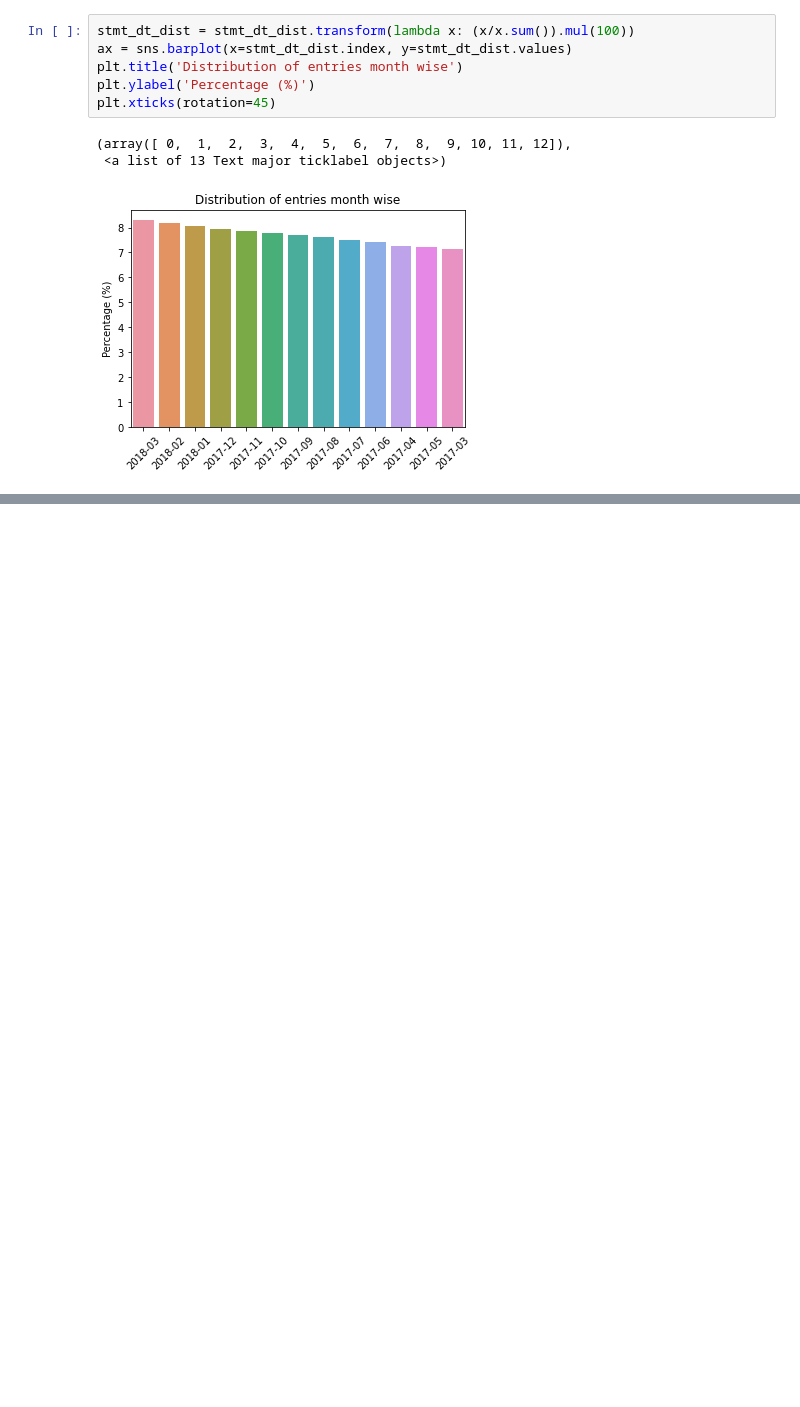
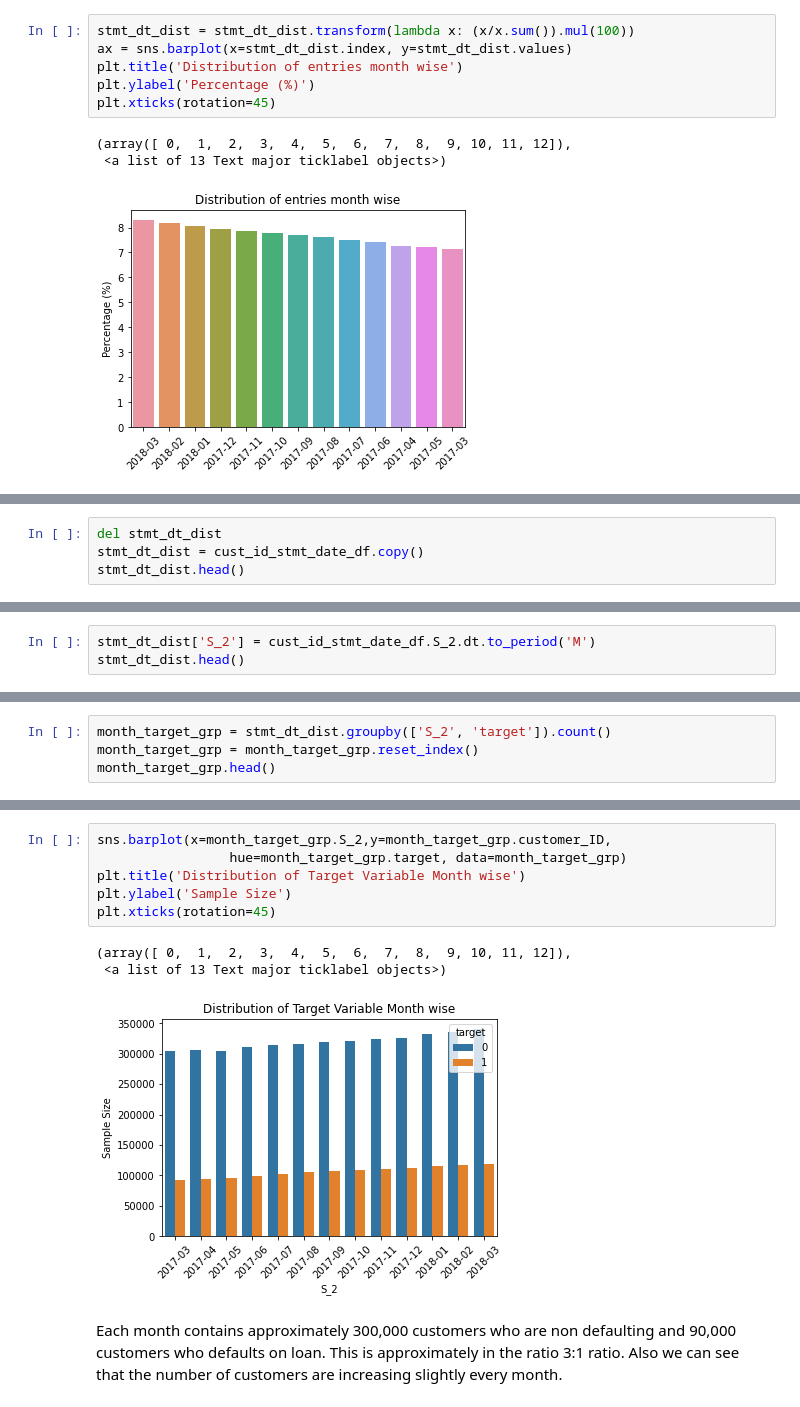
Before and after one commit to sankardevisharath/amex-default-prediction, a Jupyter notebook: notebooks/explore_columns.ipynb, the cells around one changed output, grey strips where cells are left out. Saved outputs shown, nothing was run; the diff lists cells and outputs as text; blank space fills up the shorter version.

Commit message:
Added analys of target variable month & day of week wise

```diff
--- a/notebooks/explore_columns.ipynb
+++ b/notebooks/explore_columns.ipynb
@@ -199,0 +204,4 @@ plt.xticks(rotation=45)
+# %%
+del stmt_dt_dist
+stmt_dt_dist = cust_id_stmt_date_df.copy()
+stmt_dt_dist.head()
@@ -199,0 +215,3 @@ plt.xticks(rotation=45)
+# %%
+stmt_dt_dist['S_2'] = cust_id_stmt_date_df.S_2.dt.to_period('M')
+stmt_dt_dist.head()
@@ -199,0 +225,4 @@ plt.xticks(rotation=45)
+# %%
+month_target_grp = stmt_dt_dist.groupby(['S_2', 'target']).count()
+month_target_grp = month_target_grp.reset_index()
+month_target_grp.head()
@@ -199,0 +247,12 @@ plt.xticks(rotation=45)
+# %%
+sns.barplot(x=month_target_grp.S_2,y=month_target_grp.customer_ID,
+                 hue=month_target_grp.target, data=month_target_grp)
+plt.title('Distribution of Target Variable Month wise')
+plt.ylabel('Sample Size')
+plt.xticks(rotation=45)
+# %% [output]
+(array([ 0,  1,  2,  3,  4,  5,  6,  7,  8,  9, 10, 11, 12]),
+ <a list of 13 Text major ticklabel objects>)
+[figure, added]
+# %% [markdown]
+Each month contains approximately 300,000 customers who are non defaulting and 90,000 customers who defaults on loan. This is approximately in the ratio 3:1 ratio. Also we can see that the number of customers are increasing slightly every month.
```
Also changed, not shown: parts of 15 cells of this notebook.
